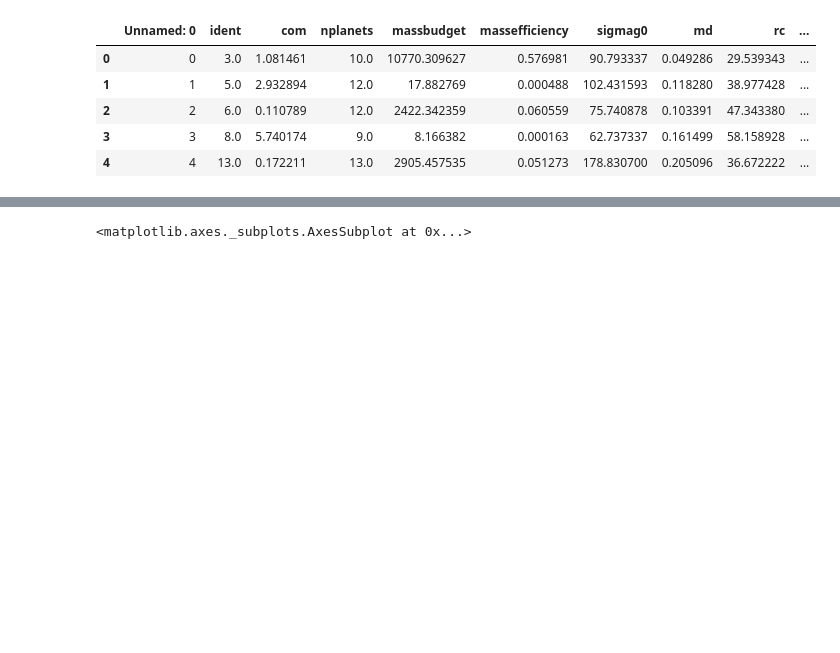
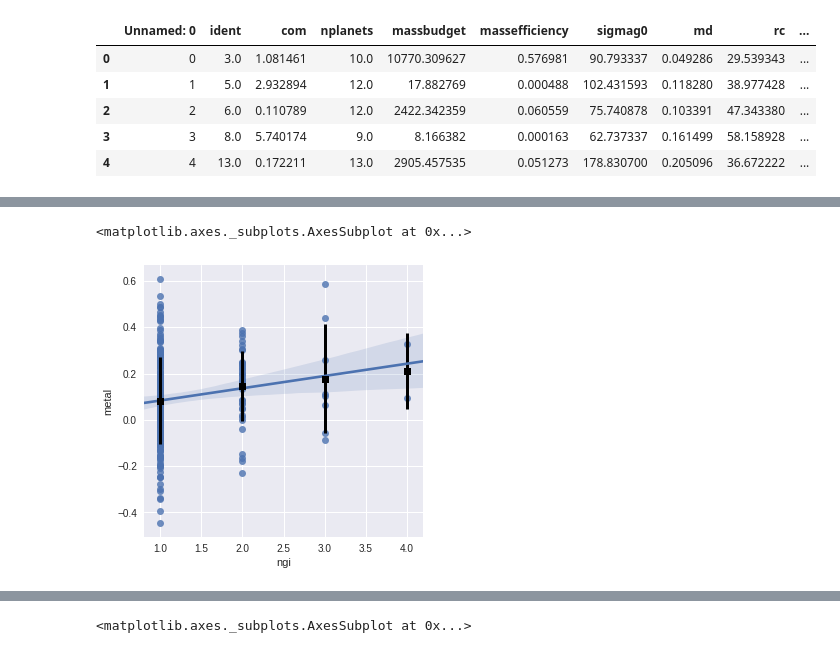
Before and after one commit to saint-germain/population_synthesis, a Jupyter notebook: tools/separate_stats.ipynb, the cells around one changed output, grey strips where cells are left out. Drawn from its saved outputs; the diff is of its cells as text; code cells hidden in the pictures; blank space fills up the shorter version.

```diff
--- a/tools/separate_stats.ipynb
+++ b/tools/separate_stats.ipynb
@@ -98,0 +128,11 @@ See the caveats in the documentation: http://pandas.pydata.org/pandas-docs/stabl
+# %%
+# number of giant planets per system correlates with metallicity
+plt.figure(figsize=(5,5))
+linp=np.unique(dng.ngi)
+eff=np.array([dng.metal[dng.ngi==i].mean() for i in linp])
+seff=np.array([dng.metal[dng.ngi==i].std() for i in linp])
+plt.errorbar(linp,eff,seff,fmt='sk',elinewidth=3)
+sns.regplot(dng.ngi,dng.metal)
+# %% [output]
+<matplotlib.axes._subplots.AxesSubplot at 0x...>
+[figure, added]
```
Also changed, not shown: parts of 28 cells of this notebook.
